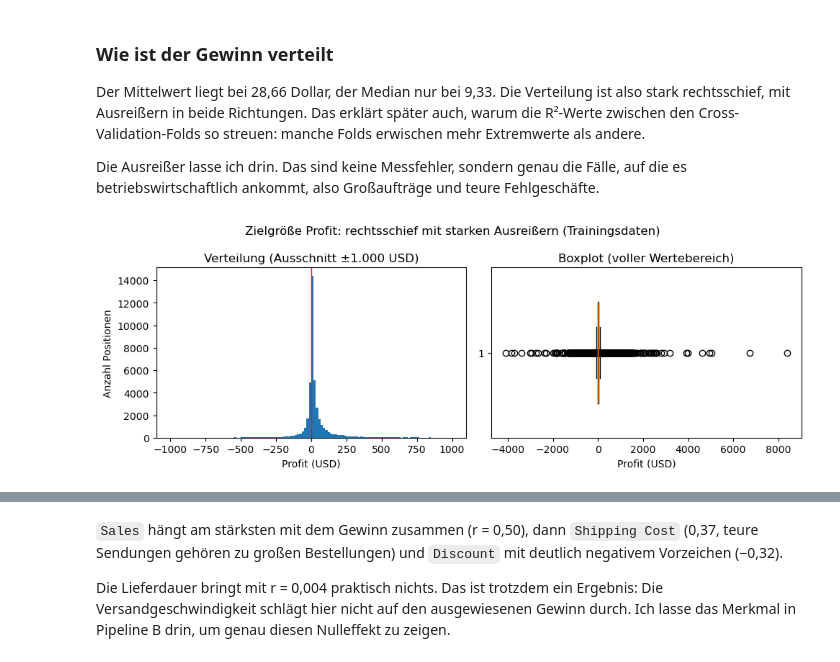
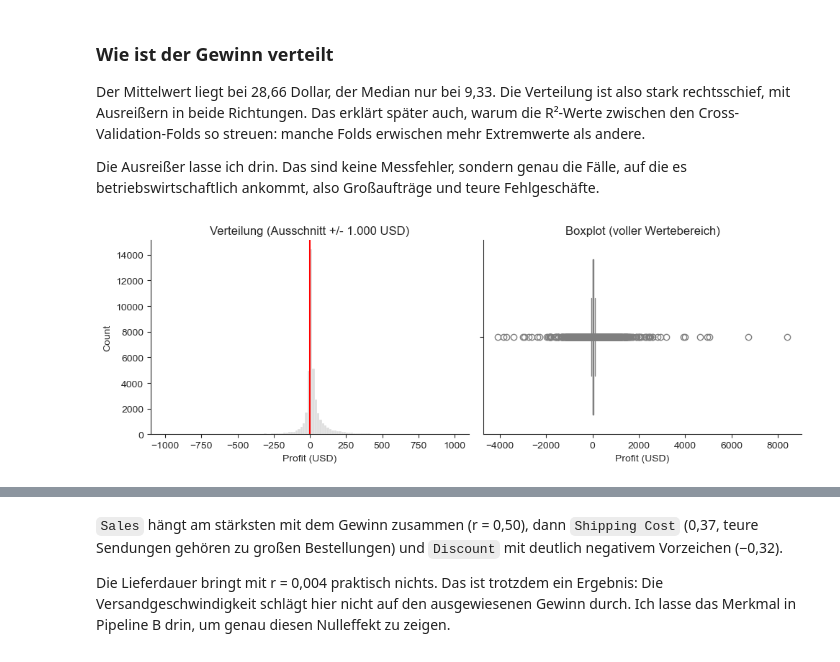
Before and after one commit to mohammed-hmed/ads04-profitvorhersage-superstore, a Jupyter notebook: notebooks/ADS04_Gesamtanalyse.ipynb, the cells around one changed output, grey strips where cells are left out. Saved outputs shown, nothing was run; the diff lists cells and outputs as text; code cells hidden in the pictures.

```diff
--- a/notebooks/ADS04_Gesamtanalyse.ipynb
+++ b/notebooks/ADS04_Gesamtanalyse.ipynb
@@ -121,10 +138,12 @@ Die Retouren kommen über die `Order ID` an die Bestellpositionen dran. `how="le
 
 Das Flag `returned` benutze ich später nicht als Merkmal. Bei der Auftragsannahme weiß man noch nicht, ob etwas zurückkommt. Als Merkmal wäre das Zukunftswissen, also Datenleckage. Ich benutze es nur, um mir die Daten anzuschauen.
 # %%
-# assign(returned=1): Hilfsspalte anlegen; drop_duplicates: eine Zeile je retournierter Bestellung
-df = orders.merge(returns[["Order ID"]].assign(returned=1).drop_duplicates(),
-                  on="Order ID", how="left")
-df["returned"] = df["returned"].fillna(0).astype(int)   # keine Retoure -> 0
+df = orders.merge(
+    returns[["Order ID"]].assign(returned=1).drop_duplicates(),
+    on="Order ID",
+    how="left",
+)
+df["returned"] = df["returned"].fillna(0).astype(int)  # keine Retoure -> 0
 print("Bestellpositionen mit Retoure:", df["returned"].sum(), "von", len(df))
 # %% [output]
 Bestellpositionen mit Retoure: 3050 von 51290
@@ -168,11 +186,12 @@ Anteil Verlustpositionen (Training): 0.2435
 
 Pickle behält die Datentypen, zum Beispiel die Datumsspalten. CSV kann das nicht, deshalb liegt beides da.
 # %%
-# Pickle bewahrt die Datentypen; die CSV-Kopie ist versionsunabhängig lesbar
 for name, tabelle in [("gs_clean", df), ("train", train_df), ("test", test_df)]:
-    tabelle.to_pickle(f"{PROC}/{name}.pkl")
-    tabelle.to_csv(f"{PROC}/{name}.csv.gz", index=False, compression="gzip")
-print("exportiert nach", PROC)
+    tabelle.to_pickle(os.path.join(PROC_PATH, name + ".pkl"))
+    tabelle.to_csv(
+        os.path.join(PROC_PATH, name + ".csv.gz"), index=False, compression="gzip"
+    )
+print("exportiert nach", PROC_PATH)
 # %% [output]
 exportiert nach ../data/processed
 # %% [markdown]
@@ -224,17 +244,18 @@ Der Mittelwert liegt bei 28,66 Dollar, der Median nur bei 9,33. Die Verteilung i
 
 Die Ausreißer lasse ich drin. Das sind keine Messfehler, sondern genau die Fälle, auf die es betriebswirtschaftlich ankommt, also Großaufträge und teure Fehlgeschäfte.
 # %%
-fig, axes = plt.subplots(1, 2, figsize=(10, 3.6))
-axes[0].hist(train_df["Profit"], bins=120, range=(-1000, 1000), color="#1f77b4")
-axes[0].axvline(0, color="crimson", lw=1)
-axes[0].set_xlabel("Profit (USD)"); axes[0].set_ylabel("Anzahl Positionen")
-axes[0].set_title("Verteilung (Ausschnitt ±1.000 USD)")
+fig, ax = plt.subplots(1, 2, figsize=(10, 3.6))
+sns.histplot(train_df["Profit"], bins=120, binrange=(-1000, 1000), color="lightgrey", ax=ax[0])
+ax[0].axvline(0, color="red")
+ax[0].set_xlabel("Profit (USD)")
+ax[0].set_title("Verteilung (Ausschnitt +/- 1.000 USD)")
 
-axes[1].boxplot(train_df["Profit"], vert=False, widths=0.6)
-axes[1].set_xlabel("Profit (USD)"); axes[1].set_title("Boxplot (voller Wertebereich)")
-fig.suptitle("Zielgröße Profit: rechtsschief mit starken Ausreißern (Trainingsdaten)")
-fig.tight_layout(); fig.savefig(f"{FIG}/abb0_zielverteilung.png", dpi=150)
+sns.boxplot(x=train_df["Profit"], color="lightgrey", ax=ax[1])
+ax[1].set_xlabel("Profit (USD)")
+ax[1].set_title("Boxplot (voller Wertebereich)")
+plt.tight_layout()
+plt.savefig(os.path.join(FIG_PATH, "abb0_zielverteilung.png"), dpi=150)
 plt.show()
 # %% [output]
-[figure, old version]
+[figure, new version]
 # %%
```
Also changed, not shown: parts of 41 cells of this notebook, 4 other files.
